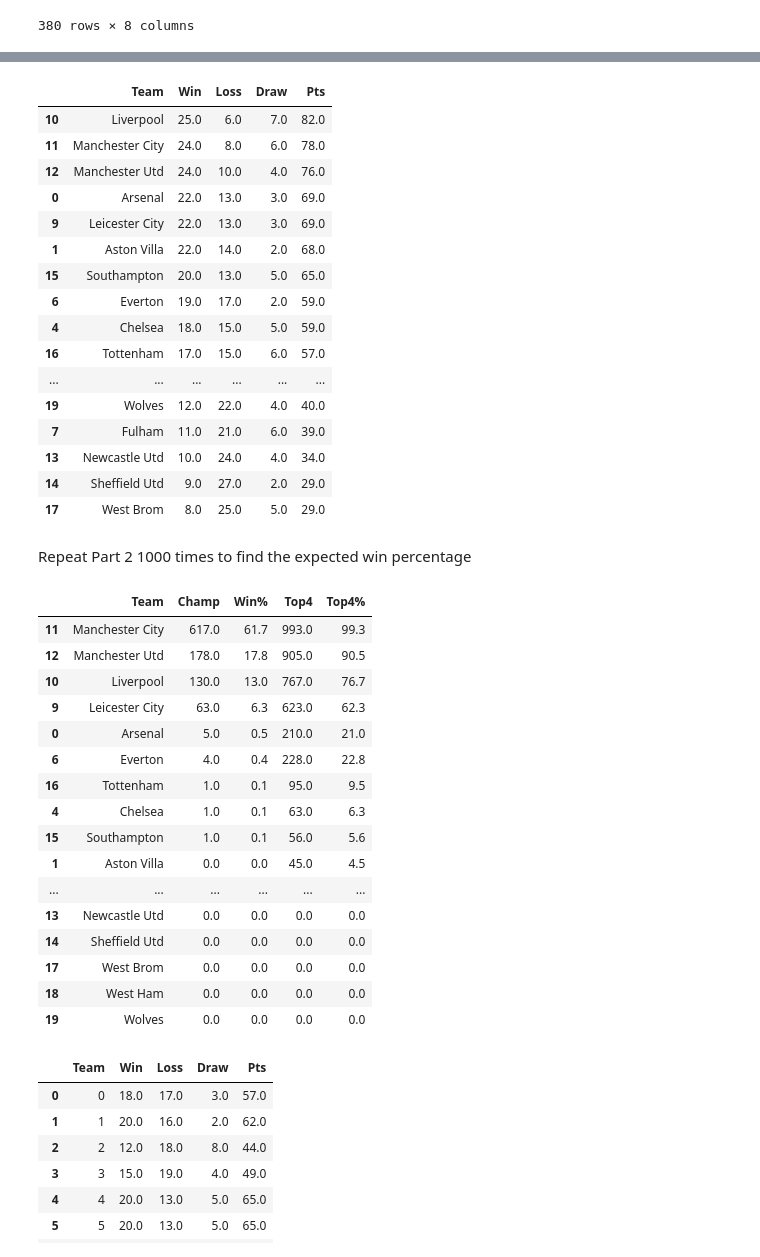
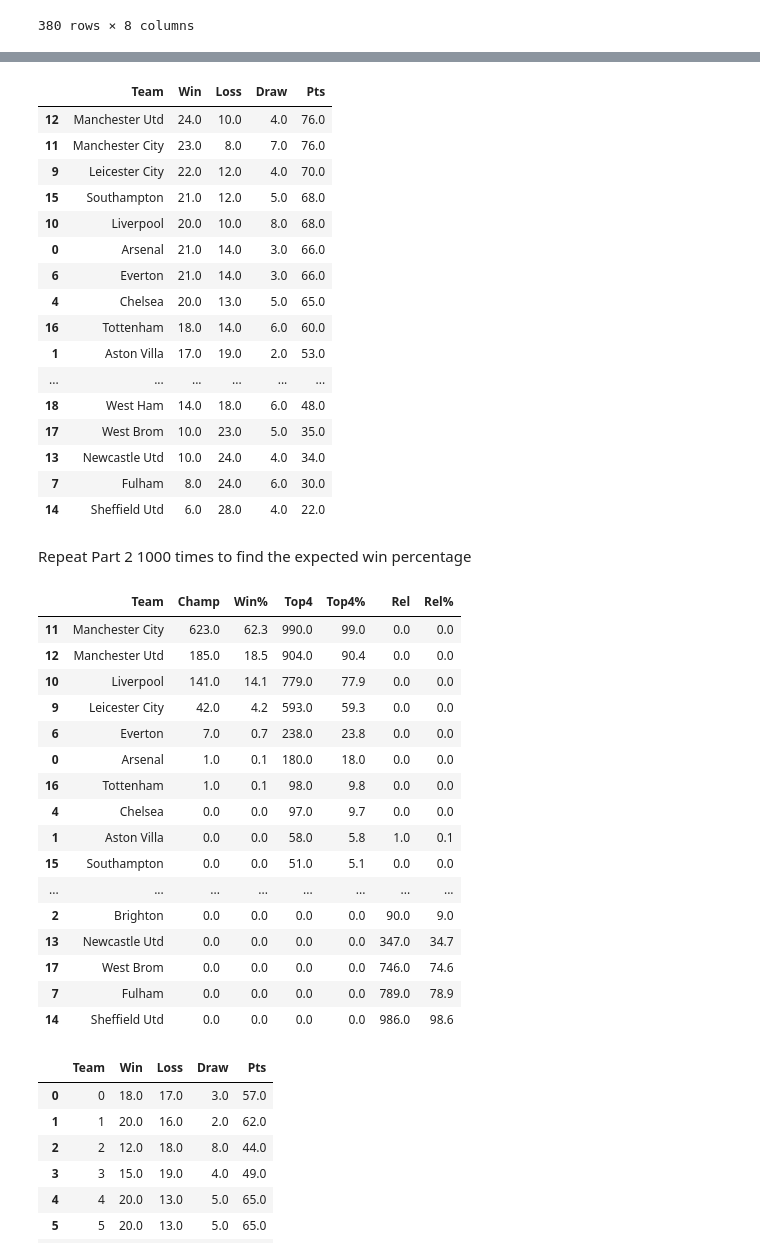
Before and after one commit to enderunknown222/MA, a Jupyter notebook: MA4550_Project_ver0.1.ipynb, the cells around one changed output, grey strips where cells are left out. Saved outputs shown, nothing was run; the diff lists cells and outputs as text; code cells hidden in the pictures.

```diff
--- a/MA4550_Project_ver0.1.ipynb
+++ b/MA4550_Project_ver0.1.ipynb
@@ -10,5 +10,4 @@ from sklearn.preprocessing import StandardScaler
 pd.options.mode.chained_assignment = None
 # %%
 from google.colab import files
-uploaded = files.upload()
-data = pd.read_csv(io.BytesIO(uploaded['data.csv']))
+data = pd.read_csv('https://raw.githubusercontent.com/enderunknown222/MA/Ver0.1/data.csv')
@@ -283,22 +265,22 @@ leaderboard2.sort_values(by=['Pts','Win'],inplace=True, ascending=False)
 leaderboard2
 # %% [output]
 |  | Team | Win | Loss | Draw | Pts |
-| 10 | Liverpool | 25.0 | 6.0 | 7.0 | 82.0 |
-| 11 | Manchester City | 24.0 | 8.0 | 6.0 | 78.0 |
 | 12 | Manchester Utd | 24.0 | 10.0 | 4.0 | 76.0 |
-| 0 | Arsenal | 22.0 | 13.0 | 3.0 | 69.0 |
-| 9 | Leicester City | 22.0 | 13.0 | 3.0 | 69.0 |
-| 1 | Aston Villa | 22.0 | 14.0 | 2.0 | 68.0 |
-| 15 | Southampton | 20.0 | 13.0 | 5.0 | 65.0 |
-| 6 | Everton | 19.0 | 17.0 | 2.0 | 59.0 |
-| 4 | Chelsea | 18.0 | 15.0 | 5.0 | 59.0 |
-| 16 | Tottenham | 17.0 | 15.0 | 6.0 | 57.0 |
+| 11 | Manchester City | 23.0 | 8.0 | 7.0 | 76.0 |
+| 9 | Leicester City | 22.0 | 12.0 | 4.0 | 70.0 |
+| 15 | Southampton | 21.0 | 12.0 | 5.0 | 68.0 |
+| 10 | Liverpool | 20.0 | 10.0 | 8.0 | 68.0 |
+| 0 | Arsenal | 21.0 | 14.0 | 3.0 | 66.0 |
+| 6 | Everton | 21.0 | 14.0 | 3.0 | 66.0 |
+| 4 | Chelsea | 20.0 | 13.0 | 5.0 | 65.0 |
+| 16 | Tottenham | 18.0 | 14.0 | 6.0 | 60.0 |
+| 1 | Aston Villa | 17.0 | 19.0 | 2.0 | 53.0 |
 | ... | ... | ... | ... | ... | ... |
-| 19 | Wolves | 12.0 | 22.0 | 4.0 | 40.0 |
-| 7 | Fulham | 11.0 | 21.0 | 6.0 | 39.0 |
+| 18 | West Ham | 14.0 | 18.0 | 6.0 | 48.0 |
+| 17 | West Brom | 10.0 | 23.0 | 5.0 | 35.0 |
 | 13 | Newcastle Utd | 10.0 | 24.0 | 4.0 | 34.0 |
-| 14 | Sheffield Utd | 9.0 | 27.0 | 2.0 | 29.0 |
-| 17 | West Brom | 8.0 | 25.0 | 5.0 | 29.0 |
+| 7 | Fulham | 8.0 | 24.0 | 6.0 | 30.0 |
+| 14 | Sheffield Utd | 6.0 | 28.0 | 4.0 | 22.0 |
 # %% [markdown]
 Repeat Part 2 1000 times to find the expected win percentage
 # %%
@@ -317,7 +299,9 @@ aclb = {'Team': Name,
   'Champ':np.zeros(20),
   'Champ%':np.zeros(20),
   'Top4':np.zeros(20),
-  'Top4%':np.zeros(20)
+  'Top4%':np.zeros(20),
+  'Rel':np.zeros(20),
+  'Rel%':np.zeros(20)
     }
 for i in range(x):
   if results2['HScore'][i]==0:
@@ -377,51 +361,56 @@ for a in range(y):
     'Draw':np.zeros((20)),
     'Pts':np.zeros((20))
       }
     leaderboard2 = pd.DataFrame(lb, columns= ['Team','Win','Loss','Draw','Pts'])
     for i in range(380):
       if newresults2['HScore'][i]>newresults2['AScore'][i]:
         leaderboard2['Win'][newresults2['Home'][i]]+=1
         leaderboard2['Pts'][newresults2['Home'][i]]+=3
         leaderboard2['Loss'][newresults2['Away'][i]]+=1
         leaderboard2['Pts'][newresults2['Away'][i]]+=0
       if newresults2['HScore'][i]==newresults2['AScore'][i]:
         leaderboard2['Draw'][newresults2['Home'][i]]+=1
         leaderboard2['Pts'][newresults2['Home'][i]]+=1
         leaderboard2['Draw'][newresults2['Away'][i]]+=1
         leaderboard2['Pts'][newresults2['Away'][i]]+=1
       if newresults2['HScore'][i]<newresults2['AScore'][i]:
         leaderboard2['Loss'][newresults2['Home'][i]]+=1
         leaderboard2['Pts'][newresults2['Home'][i]]+=0
         leaderboard2['Win'][newresults2['Away'][i]]+=1
         leaderboard2['Pts'][newresults2['Away'][i]]+=3
     c=leaderboard2.loc[leaderboard2['Pts'].idxmax(), 'Team']
     aclb['Champ'][c]+=1
     for l in range(4):
       d=leaderboard2.nlargest(4,'Pts')['Team'].iloc[l]
       aclb['Top4'][d]+=1
-accleaderboard = pd.DataFrame(aclb, columns= ['Team','Champ','Win%','Top4','Top4%'])
+    for l in range(3):
+      d=leaderboard2.nsmallest(3,'Pts')['Team'].iloc[l]
+      aclb['Rel'][d]+=1
+accleaderboard = pd.DataFrame(aclb, columns= ['Team','Champ','Win%','Top4','Top4%','Rel','Rel%'])
 accleaderboard['Win%']=accleaderboard['Champ']/y*100
 accleaderboard['Top4%']=accleaderboard['Top4']/y*100
+accleaderboard['Rel%']=accleaderboard['Rel']/y*100
+accleaderboard.sort_values(by=['Rel'],inplace=True, ascending=True)
 accleaderboard.sort_values(by=['Champ','Top4'],inplace=True, ascending=False)
 accleaderboard
 # %% [output]
-|  | Team | Champ | Win% | Top4 | Top4% |
-| 11 | Manchester City | 617.0 | 61.7 | 993.0 | 99.3 |
-| 12 | Manchester Utd | 178.0 | 17.8 | 905.0 | 90.5 |
-| 10 | Liverpool | 130.0 | 13.0 | 767.0 | 76.7 |
-| 9 | Leicester City | 63.0 | 6.3 | 623.0 | 62.3 |
-| 0 | Arsenal | 5.0 | 0.5 | 210.0 | 21.0 |
-| 6 | Everton | 4.0 | 0.4 | 228.0 | 22.8 |
-| 16 | Tottenham | 1.0 | 0.1 | 95.0 | 9.5 |
-| 4 | Chelsea | 1.0 | 0.1 | 63.0 | 6.3 |
-| 15 | Southampton | 1.0 | 0.1 | 56.0 | 5.6 |
-| 1 | Aston Villa | 0.0 | 0.0 | 45.0 | 4.5 |
-| ... | ... | ... | ... | ... | ... |
-| 13 | Newcastle Utd | 0.0 | 0.0 | 0.0 | 0.0 |
-| 14 | Sheffield Utd | 0.0 | 0.0 | 0.0 | 0.0 |
-| 17 | West Brom | 0.0 | 0.0 | 0.0 | 0.0 |
-| 18 | West Ham | 0.0 | 0.0 | 0.0 | 0.0 |
-| 19 | Wolves | 0.0 | 0.0 | 0.0 | 0.0 |
+|  | Team | Champ | Win% | Top4 | Top4% | Rel | Rel% |
+| 11 | Manchester City | 623.0 | 62.3 | 990.0 | 99.0 | 0.0 | 0.0 |
+| 12 | Manchester Utd | 185.0 | 18.5 | 904.0 | 90.4 | 0.0 | 0.0 |
+| 10 | Liverpool | 141.0 | 14.1 | 779.0 | 77.9 | 0.0 | 0.0 |
+| 9 | Leicester City | 42.0 | 4.2 | 593.0 | 59.3 | 0.0 | 0.0 |
+| 6 | Everton | 7.0 | 0.7 | 238.0 | 23.8 | 0.0 | 0.0 |
+| 0 | Arsenal | 1.0 | 0.1 | 180.0 | 18.0 | 0.0 | 0.0 |
+| 16 | Tottenham | 1.0 | 0.1 | 98.0 | 9.8 | 0.0 | 0.0 |
+| 4 | Chelsea | 0.0 | 0.0 | 97.0 | 9.7 | 0.0 | 0.0 |
+| 1 | Aston Villa | 0.0 | 0.0 | 58.0 | 5.8 | 1.0 | 0.1 |
+| 15 | Southampton | 0.0 | 0.0 | 51.0 | 5.1 | 0.0 | 0.0 |
+| ... | ... | ... | ... | ... | ... | ... | ... |
+| 2 | Brighton | 0.0 | 0.0 | 0.0 | 0.0 | 90.0 | 9.0 |
+| 13 | Newcastle Utd | 0.0 | 0.0 | 0.0 | 0.0 | 347.0 | 34.7 |
+| 17 | West Brom | 0.0 | 0.0 | 0.0 | 0.0 | 746.0 | 74.6 |
+| 7 | Fulham | 0.0 | 0.0 | 0.0 | 0.0 | 789.0 | 78.9 |
+| 14 | Sheffield Utd | 0.0 | 0.0 | 0.0 | 0.0 | 986.0 | 98.6 |
 # %%
 leaderboard2.nlargest(4,'Pts')['Team'].iloc[2]
 # %% [output]
```
Also changed, not shown: parts of 4 cells of this notebook.
